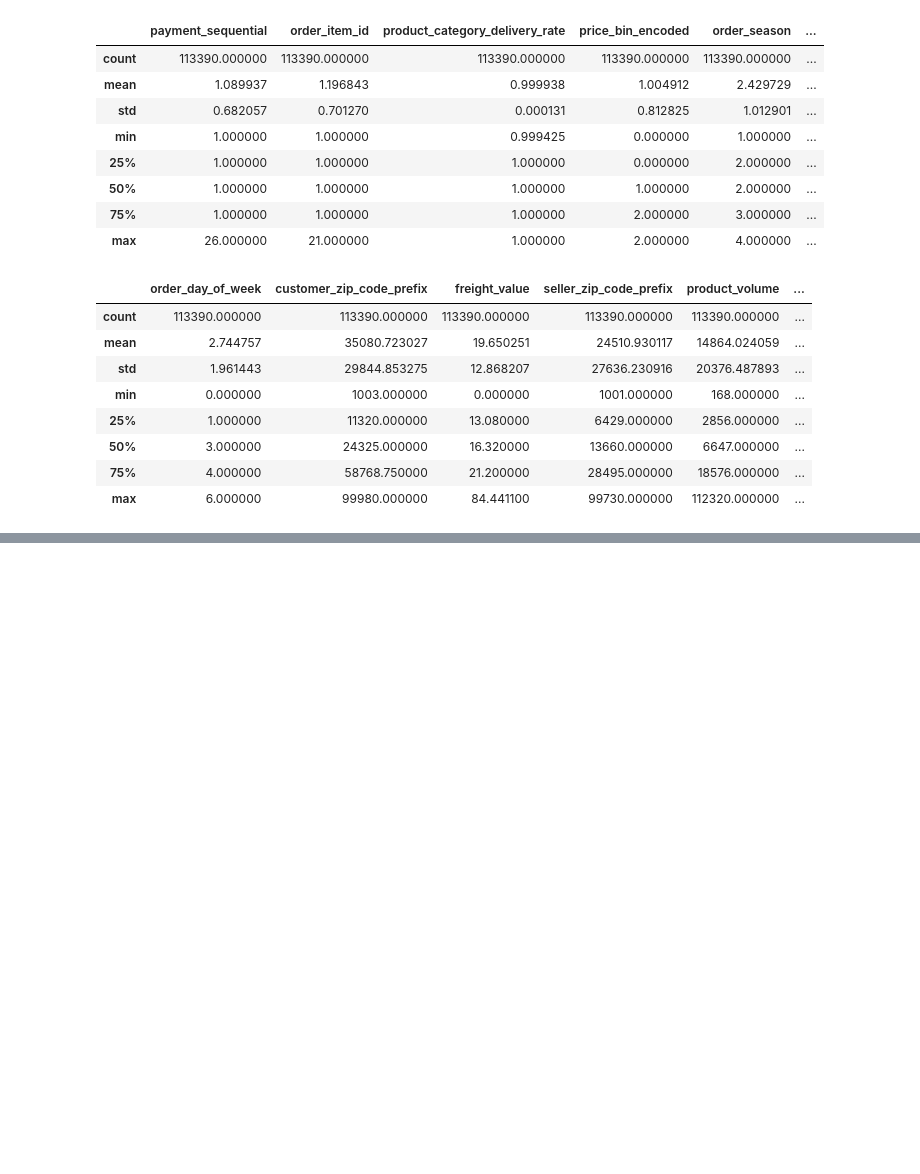
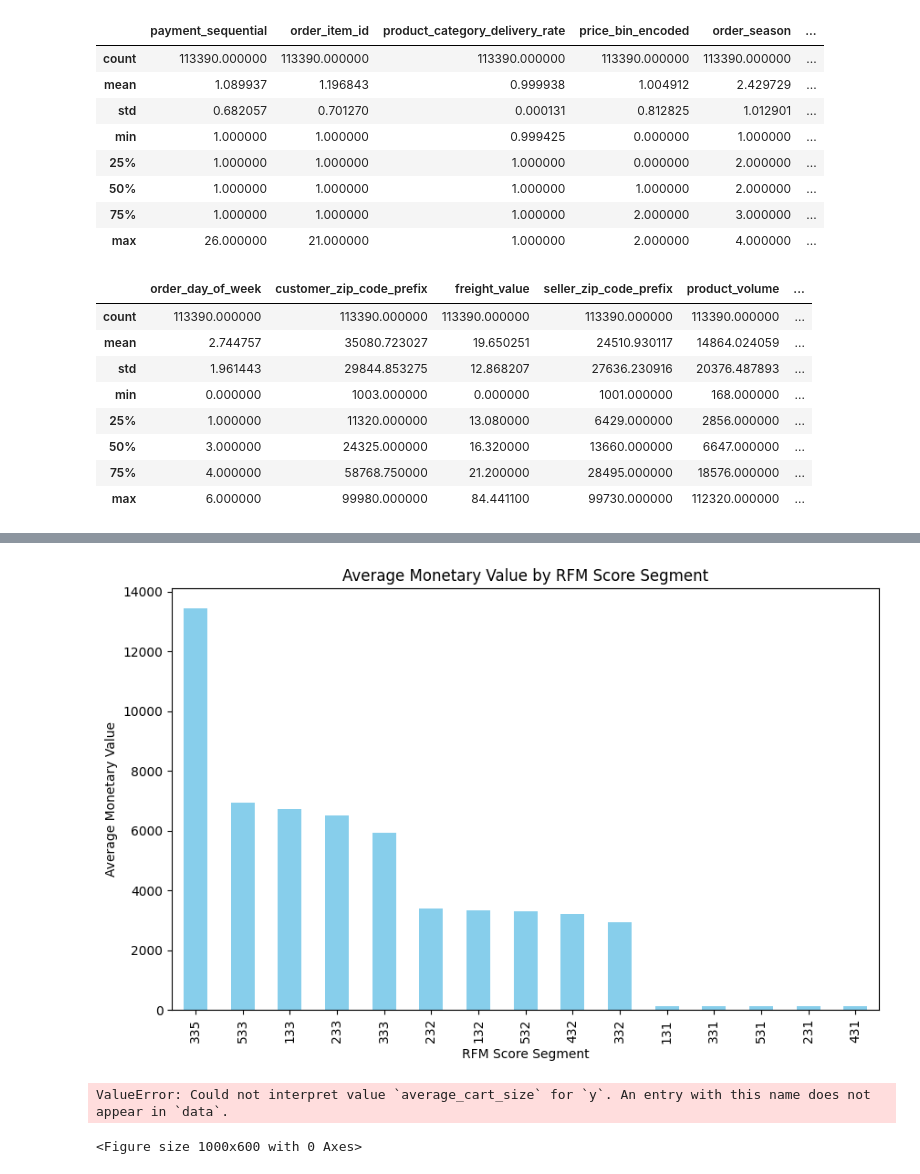
Before and after one commit to Mohit-Singh-261097/Customer-Segmentation-Analysis-Brazillian_E-commercence_Dataset-, a Jupyter notebook: notebooks/Customer_Segmentation.ipynb, the cells around one changed output, grey strips where cells are left out. Cells and saved outputs as stored; diff of their text form; code cells hidden in the pictures; blank space fills up the shorter version.

```diff
--- a/notebooks/Customer_Segmentation.ipynb
+++ b/notebooks/Customer_Segmentation.ipynb
@@ -2090,0 +2349,20 @@ memory usage: 10.4 MB
+# %%
+rfm_avg_monetary = rfm_df.groupby('RFM_Score')['Monetary'].mean().sort_values(ascending=False)
+plt.figure(figsize=(10, 6))
+rfm_avg_monetary.plot(kind='bar', color='skyblue')
+plt.title("Average Monetary Value by RFM Score Segment")
+plt.xlabel("RFM Score Segment")
+plt.ylabel("Average Monetary Value")
+plt.show()
+# %% [output]
+[figure, added]
+# %%
+plt.figure(figsize=(10, 6))
+sns.boxplot(data=full_orders_with_cumulative_df, x='RFM_Score', y='average_cart_size', palette="Set2")
+plt.title("Distribution of Average Cart Size by RFM Segment")
+plt.xlabel("RFM Segment")
+plt.ylabel("Average Cart Size")
+plt.show()
+# %% [output]
+ValueError: Could not interpret value `average_cart_size` for `y`. An entry with this name does not appear in `data`.
+<Figure size 1000x600 with 0 Axes>
```
Also changed, not shown: parts of 19 cells of this notebook.
